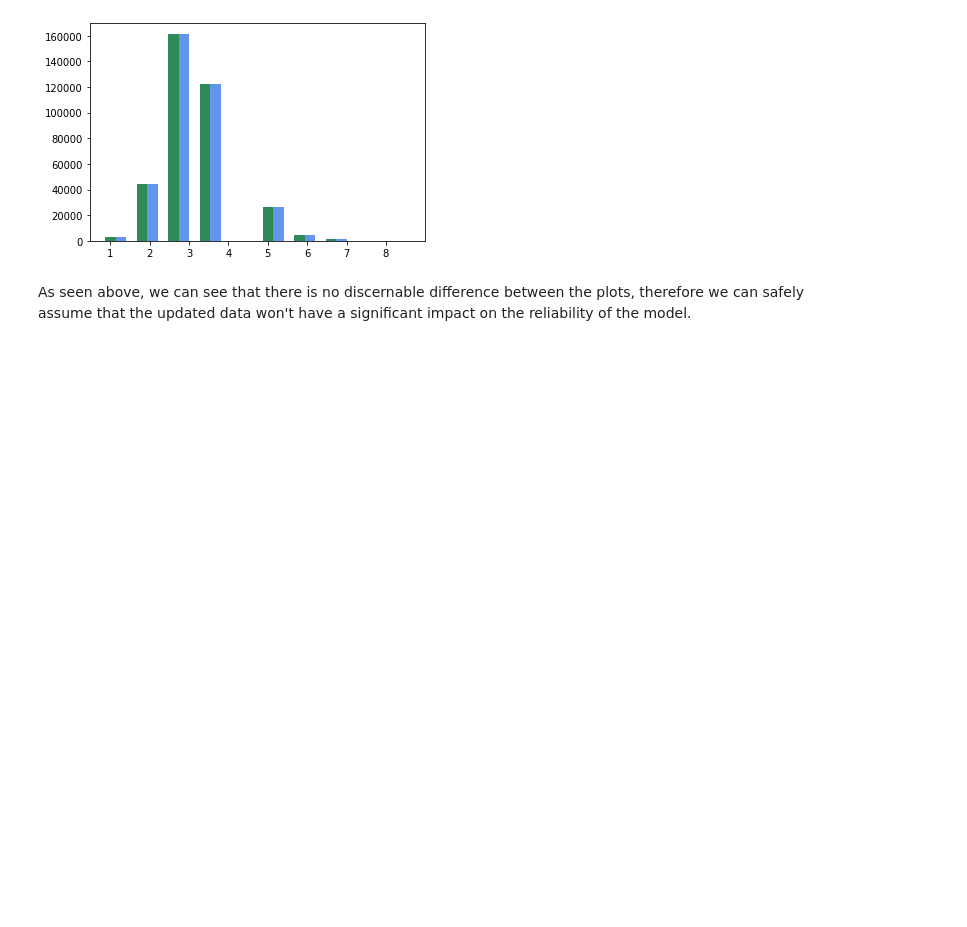
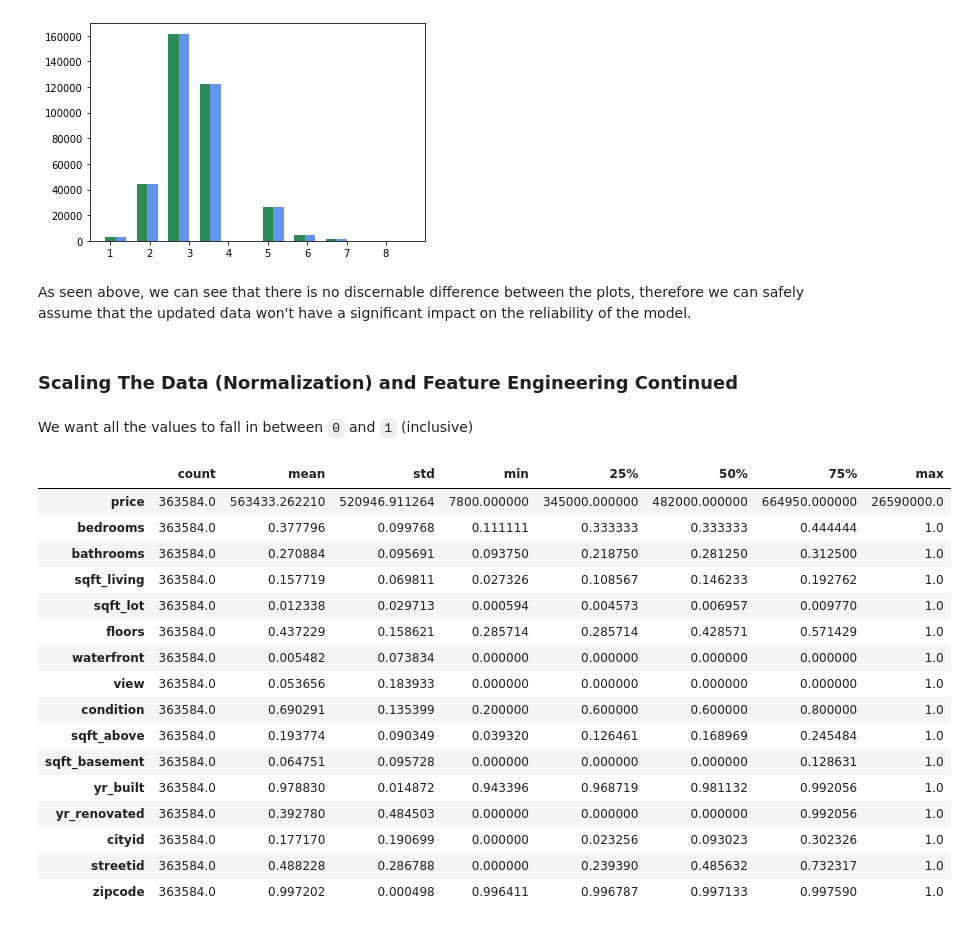
Before and after one commit to RandomKiddo/HousePriceAI, a Jupyter notebook: Project.ipynb, the cells around one changed output. Saved outputs shown, nothing was run; the diff lists cells and outputs as text; code cells hidden in the pictures; blank space fills up the shorter version.

```diff
--- a/Project.ipynb
+++ b/Project.ipynb
@@ -317,3 +320,34 @@ ax.bar(b_bins[:-1]+width, b_heights, width=width, facecolor='cornflowerblue')
 [figure]
 # %% [markdown]
 As seen above, we can see that there is no discernable difference between the plots, therefore we can safely assume that the updated data won't have a significant impact on the reliability of the model.
+# %% [markdown]
+### Scaling The Data (Normalization) and Feature Engineering Continued
+# %% [markdown]
+We want all the values to fall in between `0` and `1` (inclusive)
+# %%
+# Define Target and Predictors
+target = ['price']
+predictors = list(set(list(data.columns))-set(target))
+# Normalize Data
+data[predictors] = data[predictors]/data[predictors].max()
+# %%
+# Show Normalized Data
+data.describe().transpose()
+# %% [output]
+|  | count | mean | std | min | 25% | 50% | 75% | max |
+| price | 363584.0 | 563433.262210 | 520946.911264 | 7800.000000 | 345000.000000 | 482000.000000 | 664950.000000 | 26590000.0 |
+| bedrooms | 363584.0 | 0.377796 | 0.099768 | 0.111111 | 0.333333 | 0.333333 | 0.444444 | 1.0 |
+| bathrooms | 363584.0 | 0.270884 | 0.095691 | 0.093750 | 0.218750 | 0.281250 | 0.312500 | 1.0 |
+| sqft_living | 363584.0 | 0.157719 | 0.069811 | 0.027326 | 0.108567 | 0.146233 | 0.192762 | 1.0 |
+| sqft_lot | 363584.0 | 0.012338 | 0.029713 | 0.000594 | 0.004573 | 0.006957 | 0.009770 | 1.0 |
+| floors | 363584.0 | 0.437229 | 0.158621 | 0.285714 | 0.285714 | 0.428571 | 0.571429 | 1.0 |
+| waterfront | 363584.0 | 0.005482 | 0.073834 | 0.000000 | 0.000000 | 0.000000 | 0.000000 | 1.0 |
+| view | 363584.0 | 0.053656 | 0.183933 | 0.000000 | 0.000000 | 0.000000 | 0.000000 | 1.0 |
+| condition | 363584.0 | 0.690291 | 0.135399 | 0.200000 | 0.600000 | 0.600000 | 0.800000 | 1.0 |
+| sqft_above | 363584.0 | 0.193774 | 0.090349 | 0.039320 | 0.126461 | 0.168969 | 0.245484 | 1.0 |
+| sqft_basement | 363584.0 | 0.064751 | 0.095728 | 0.000000 | 0.000000 | 0.000000 | 0.128631 | 1.0 |
+| yr_built | 363584.0 | 0.978830 | 0.014872 | 0.943396 | 0.968719 | 0.981132 | 0.992056 | 1.0 |
+| yr_renovated | 363584.0 | 0.392780 | 0.484503 | 0.000000 | 0.000000 | 0.000000 | 0.992056 | 1.0 |
+| cityid | 363584.0 | 0.177170 | 0.190699 | 0.000000 | 0.023256 | 0.093023 | 0.302326 | 1.0 |
+| streetid | 363584.0 | 0.488228 | 0.286788 | 0.000000 | 0.239390 | 0.485632 | 0.732317 | 1.0 |
+| zipcode | 363584.0 | 0.997202 | 0.000498 | 0.996411 | 0.996787 | 0.997133 | 0.997590 | 1.0 |
```
Also changed, not shown: parts of 3 cells of this notebook.
